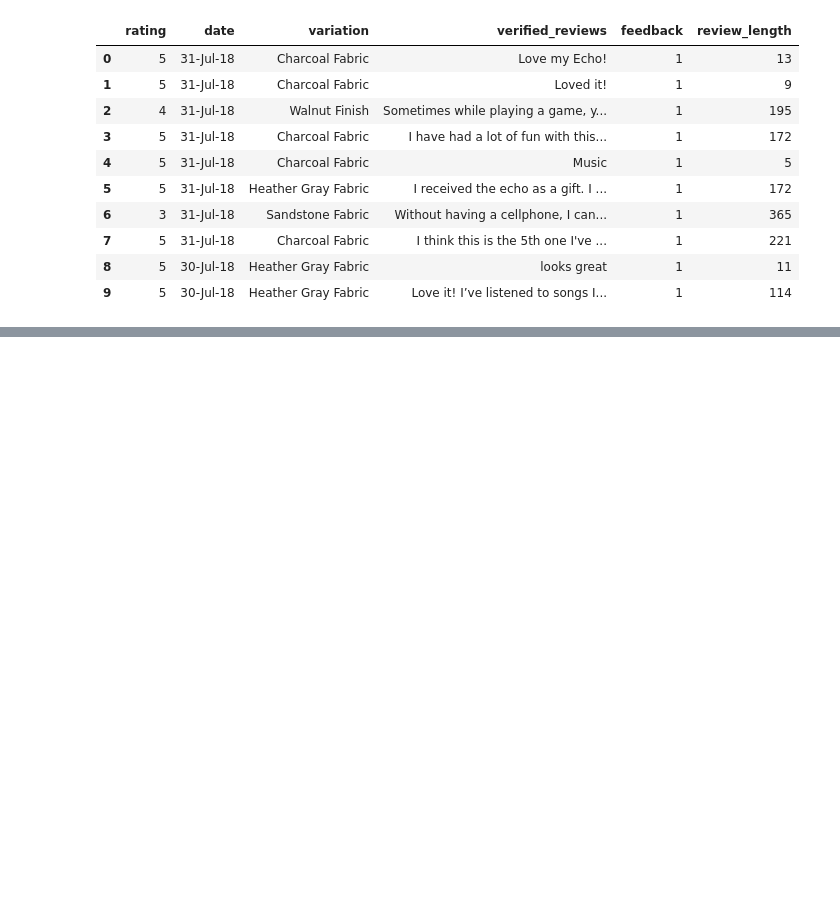
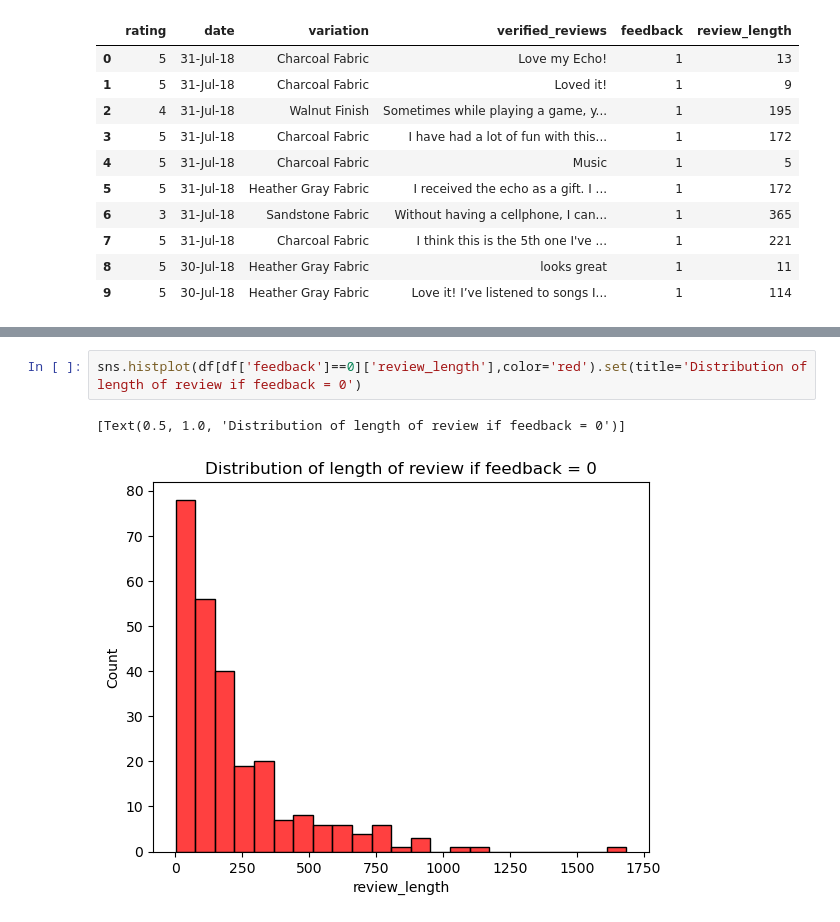
Before and after one commit to ashimaarora25/ml-projects, a Jupyter notebook: amazon-sentiments/AmazonAlexaReviewsSentimentAnalysis.ipynb, the cells around one changed output, grey strips where cells are left out. Drawn from its saved outputs; the diff is of its cells as text; blank space fills up the shorter version.

```diff
--- a/amazon-sentiments/AmazonAlexaReviewsSentimentAnalysis.ipynb
+++ b/amazon-sentiments/AmazonAlexaReviewsSentimentAnalysis.ipynb
@@ -119,0 +273,5 @@ df.head(10)
+# %%
+sns.histplot(df[df['feedback']==0]['review_length'],color='red').set(title='Distribution of length of review if feedback = 0')
+# %% [output]
+[Text(0.5, 1.0, 'Distribution of length of review if feedback = 0')]
+[figure, added]
```
Also changed, not shown: parts of 35 cells of this notebook.
